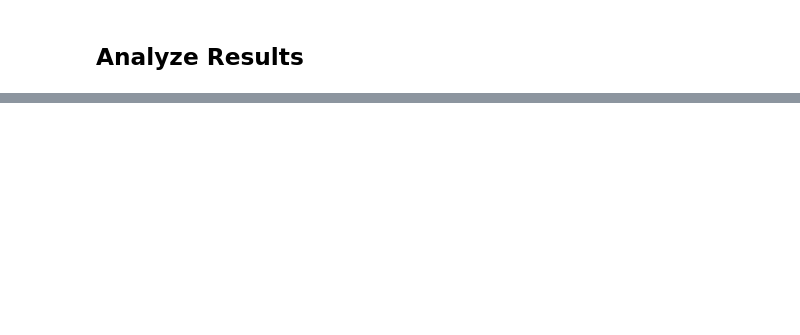
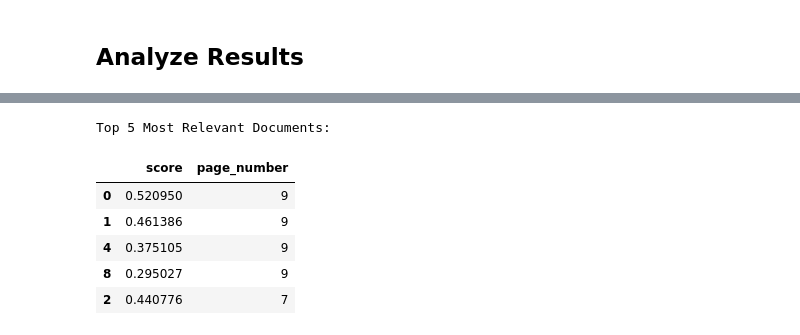
Before and after one commit to gilad-rubin/rag-workshop, a Jupyter notebook: notebooks/rag_pipeline.ipynb, the cells around one changed output, grey strips where cells are left out. Saved outputs shown, nothing was run; the diff lists cells and outputs as text; code cells hidden in the pictures; blank space fills up the shorter version.

```diff
--- a/notebooks/rag_pipeline.ipynb
+++ b/notebooks/rag_pipeline.ipynb
@@ -353,0 +460,12 @@ retrieved_documents[0].score
+# %%
+# Display the top 5 documents with their scores and file paths
+print("\nTop 5 Most Relevant Documents:")
+display(score_data[["score", "page_number"]].head(5))
+# %% [output]
+Top 5 Most Relevant Documents:
+|  | score | page_number |
+| 0 | 0.520950 | 9 |
+| 1 | 0.461386 | 9 |
+| 4 | 0.375105 | 9 |
+| 8 | 0.295027 | 9 |
+| 2 | 0.440776 | 7 |
```
Also changed, not shown: parts of 46 cells of this notebook, 4 other files.
